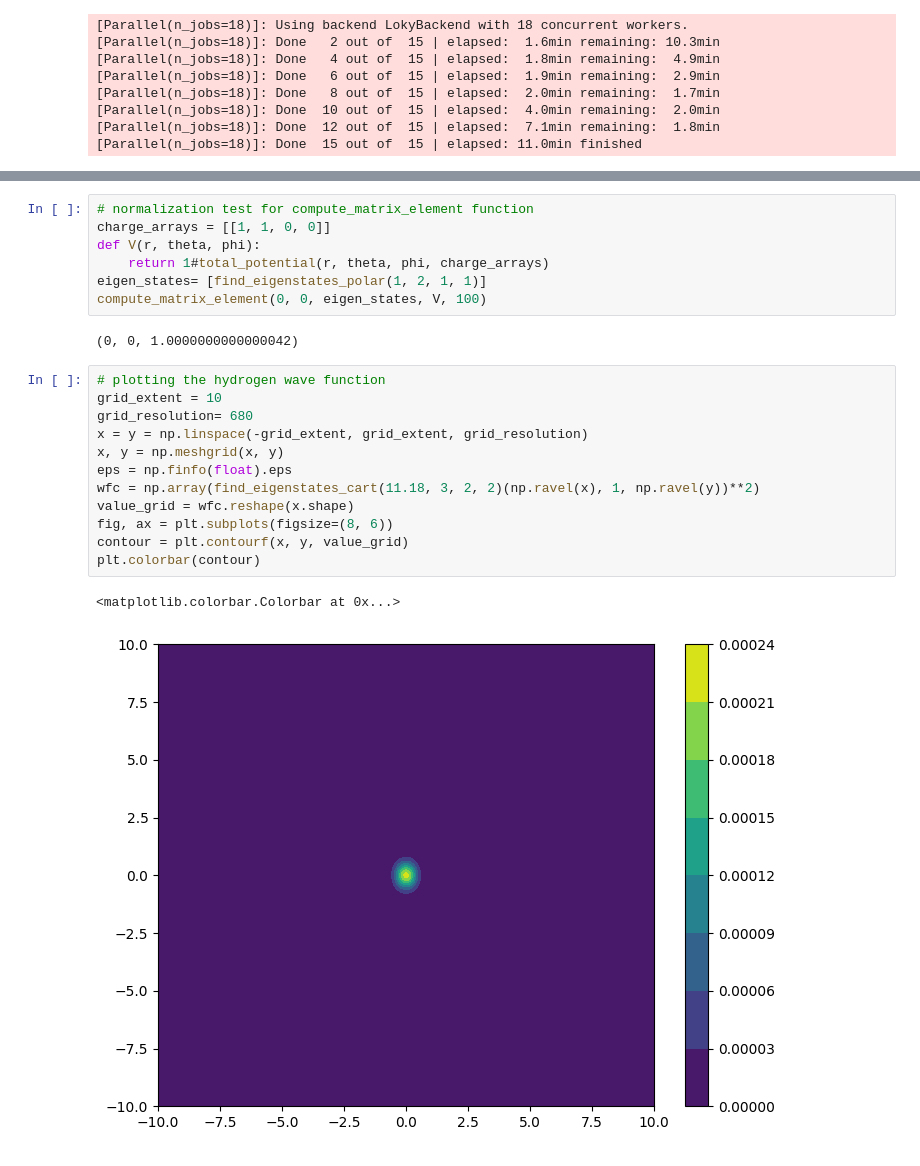
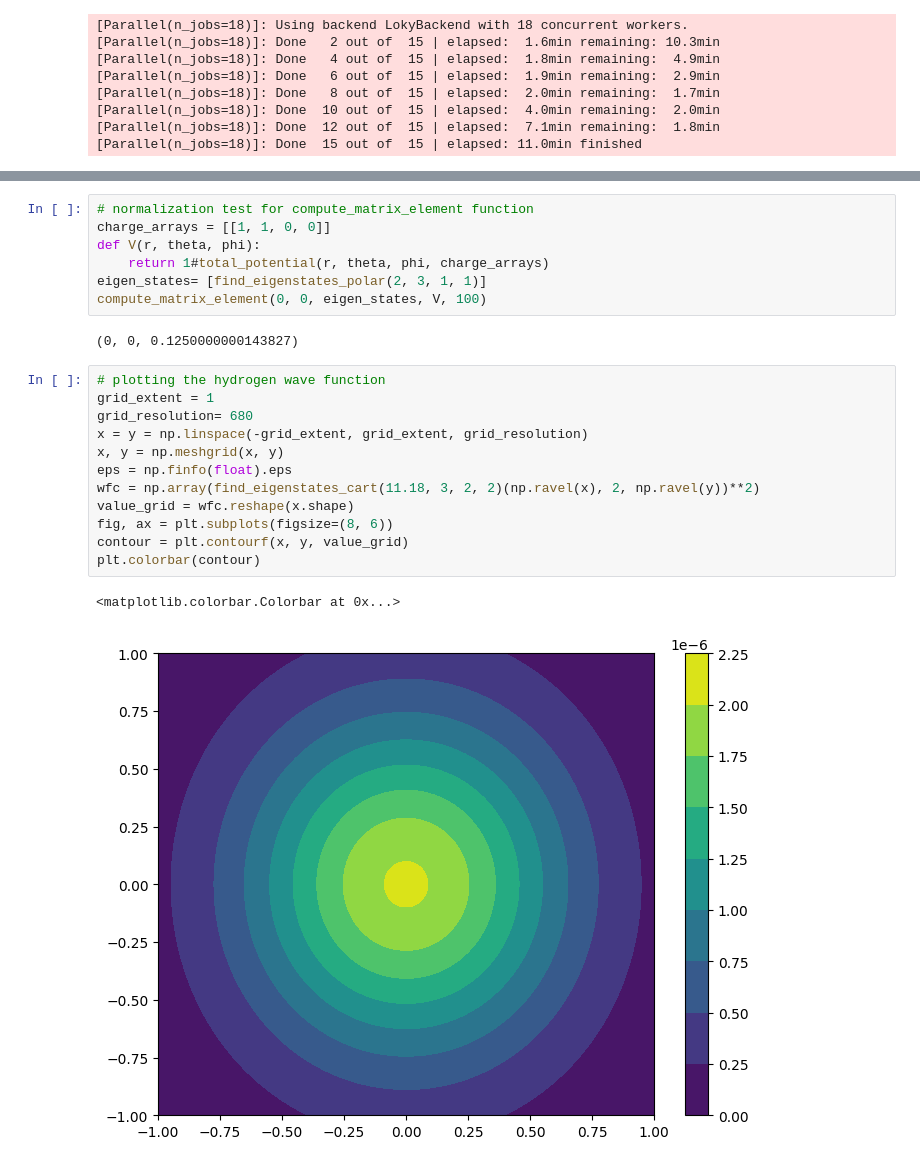
Before and after one commit to ChrisChen31415/Crystal_Field_Calculation, a Jupyter notebook: crystal_field_frontend.ipynb, the cells around one changed output, grey strips where cells are left out. Saved outputs shown, nothing was run; the diff lists cells and outputs as text.

```diff
--- a/crystal_field_frontend.ipynb
+++ b/crystal_field_frontend.ipynb
@@ -201,22 +324,22 @@ array([0.23105346, 0.2372182 , 0.23721811, 0.23105324, 0.23105329])
 charge_arrays = [[1, 1, 0, 0]]
 def V(r, theta, phi):
     return 1#total_potential(r, theta, phi, charge_arrays)
-eigen_states= [find_eigenstates_polar(1, 2, 1, 1)]
+eigen_states= [find_eigenstates_polar(2, 3, 1, 1)]
 compute_matrix_element(0, 0, eigen_states, V, 100)
 # %% [output]
-(0, 0, 1.0000000000000042)
+(0, 0, 0.1250000000143827)
 # %%
 # plotting the hydrogen wave function
-grid_extent = 10
+grid_extent = 1
 grid_resolution= 680
 x = y = np.linspace(-grid_extent, grid_extent, grid_resolution)
 x, y = np.meshgrid(x, y)
 eps = np.finfo(float).eps
-wfc = np.array(find_eigenstates_cart(11.18, 3, 2, 2)(np.ravel(x), 1, np.ravel(y))**2)
+wfc = np.array(find_eigenstates_cart(11.18, 3, 2, 2)(np.ravel(x), 2, np.ravel(y))**2)
 value_grid = wfc.reshape(x.shape)
 fig, ax = plt.subplots(figsize=(8, 6))
 contour = plt.contourf(x, y, value_grid)
 plt.colorbar(contour)
 # %% [output]
 <matplotlib.colorbar.Colorbar at 0x...>
-[figure, old version]
+[figure, new version]
```
Also changed, not shown: parts of 6 cells of this notebook.
